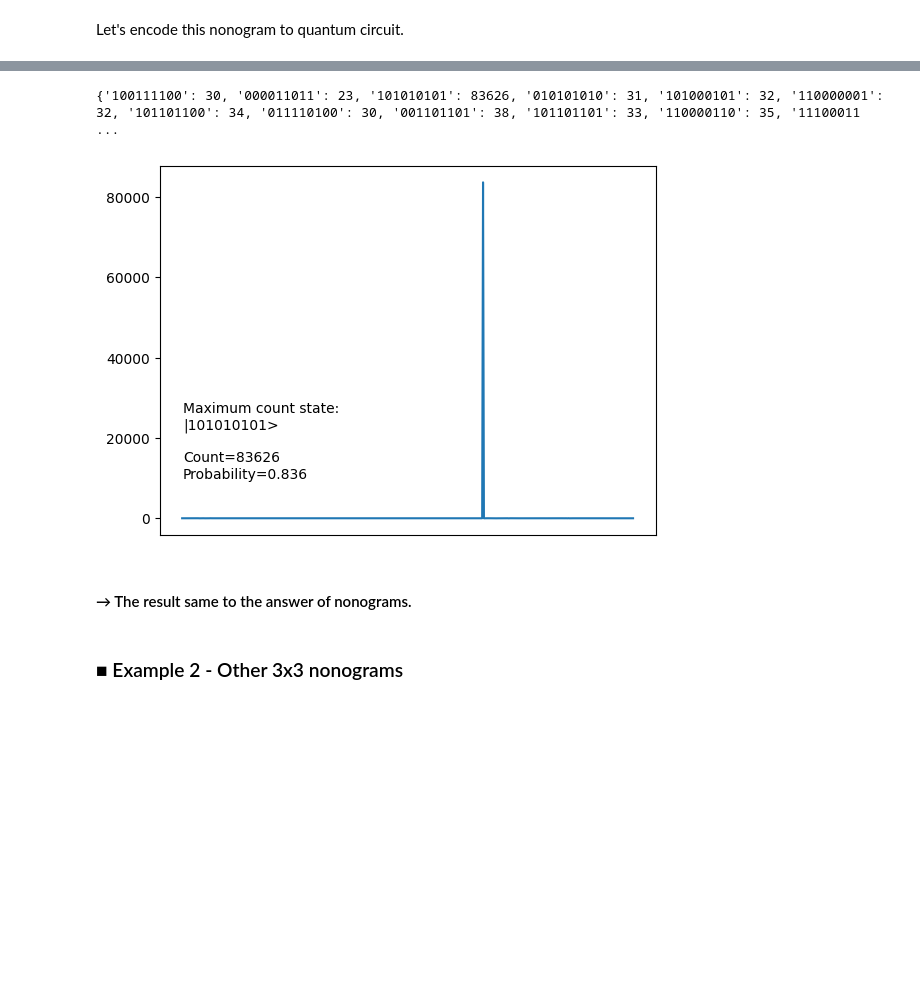
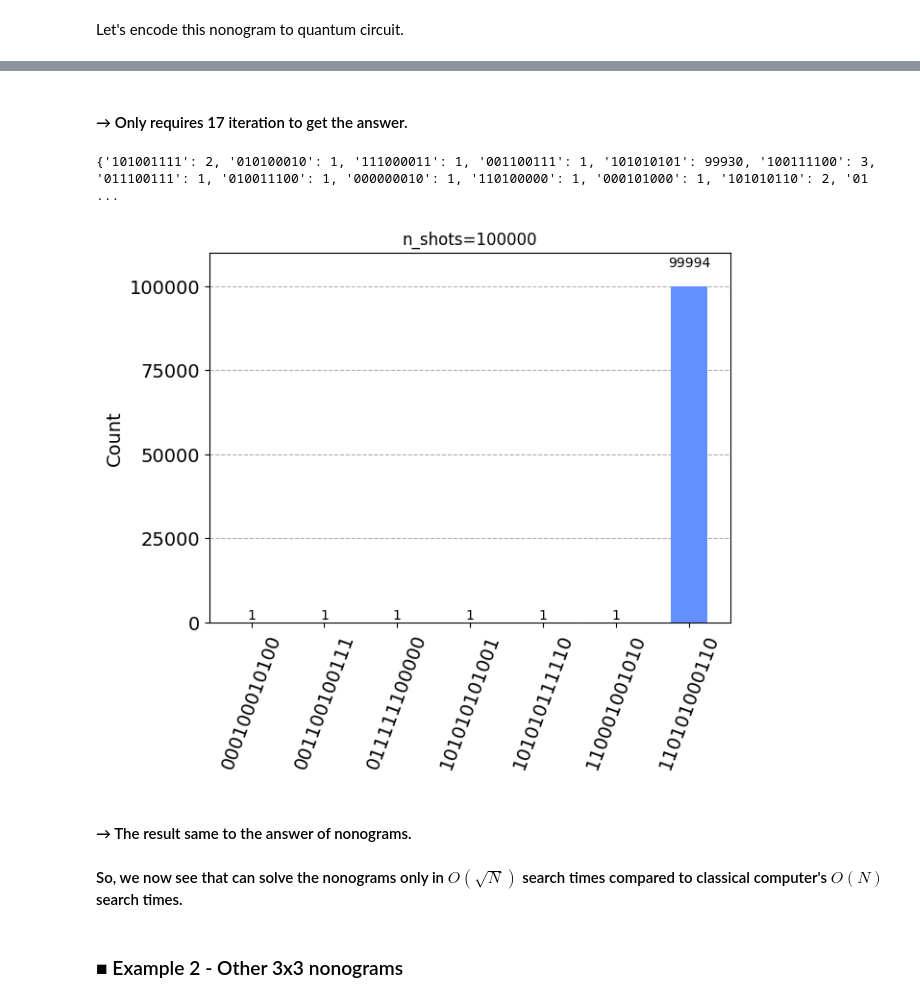
Before and after one commit to ypooh2042/Grover-algorithm-for-nonogram, a Jupyter notebook: grover_nonograms.ipynb, the cells around one changed output, grey strips where cells are left out. Saved outputs shown, nothing was run; the diff lists cells and outputs as text; code cells hidden in the pictures; blank space fills up the shorter version.

```diff
--- a/grover_nonograms.ipynb
+++ b/grover_nonograms.ipynb
@@ -261,7 +261,7 @@ def create_nonograms_grover_circuit(num_rows, num_cols, conditions):
     num_data = num_rows*num_cols
     num_ancilla = num_rows+num_cols
     num_qubits = num_data+num_ancilla+1
-    num_grover_iteration = int(np.sqrt(np.power(2,num_rows*num_cols)))
+    num_grover_iteration = int(np.pi*np.sqrt(np.power(2,num_rows*num_cols))/4)
 
     # Get oracle and diffuser gates
     oracle = get_oracle(num_rows, num_cols, conditions)
@@ -305,3 +305,5 @@ qc.draw(output="mpl", reverse_bits=False, scale=0.7)
+# %% [markdown]
+#### → Only requires 17 iteration to get the answer.
 # %%
 n_shots = 100000
 backend_aer = Aer.get_backend('qasm_simulator')
@@ -309,24 +311,26 @@ transpiled_qc = transpile(qc, backend_aer)
 result = backend_aer.run(transpiled_qc,shots=n_shots).result().get_counts()
 print(result)
 # %% [output]
-{'100111100': 30, '000011011': 23, '101010101': 83626, '010101010': 31, '101000101': 32, '110000001': 32, '101101100': 34, '011110100': 30, '001101101': 38, '101101101': 33, '110000110': 35, '11100011 ...
+{'101001111': 2, '010100010': 1, '111000011': 1, '001100111': 1, '101010101': 99930, '100111100': 3, '011100111': 1, '010011100': 1, '000000010': 1, '110100000': 1, '000101000': 1, '101010110': 2, '01 ...
 # %%
-def plot_result(result:dict):
-    lists = sorted(result.items())
-    x, y = zip(*lists)
-    ymax = max(y)
-    xpos = y.index(ymax)
-    xmax = x[xpos]
-    plt.plot(x, y)
-    text= "Maximum count state:\n|"+xmax+">\n\nCount={}\nProbability={}".format(ymax, round(ymax/100000, 3))
-    plt.annotate(text, xy=(xmax, ymax), xytext=(1,10000))
-    plt.xticks([])
+# def plot_result(result:dict):
+#     lists = sorted(result.items())
+#     x, y = zip(*lists)
+#     ymax = max(y)
+#     xpos = y.index(ymax)
+#     xmax = x[xpos]
+#     plt.hist(x, y)
+#     text= "Maximum count state:\n|"+xmax+">\n\nCount={}\nProbability={}".format(ymax, round(ymax/100000, 3))
+#     plt.annotate(text, xy=(xmax, ymax), xytext=(1,10000))
+#     plt.xticks([])
 
-plot_result(result)
+plot_histogram(result, title="n_shots={}".format(n_shots))
 # %% [output]
-[figure, old version]
+[figure, new version]
 # %% [markdown]
 #### → The result same to the answer of nonograms.
+
+#### So, we now see that can solve the nonograms only in $O(\sqrt{N})$ search times compared to classical computer's $O(N)$ search times.
 # %% [markdown]
 ### ■ Example 2 - Other 3x3 nonograms
 # %% [markdown]
```
Also changed, not shown: parts of 13 cells of this notebook, 1 other file.
